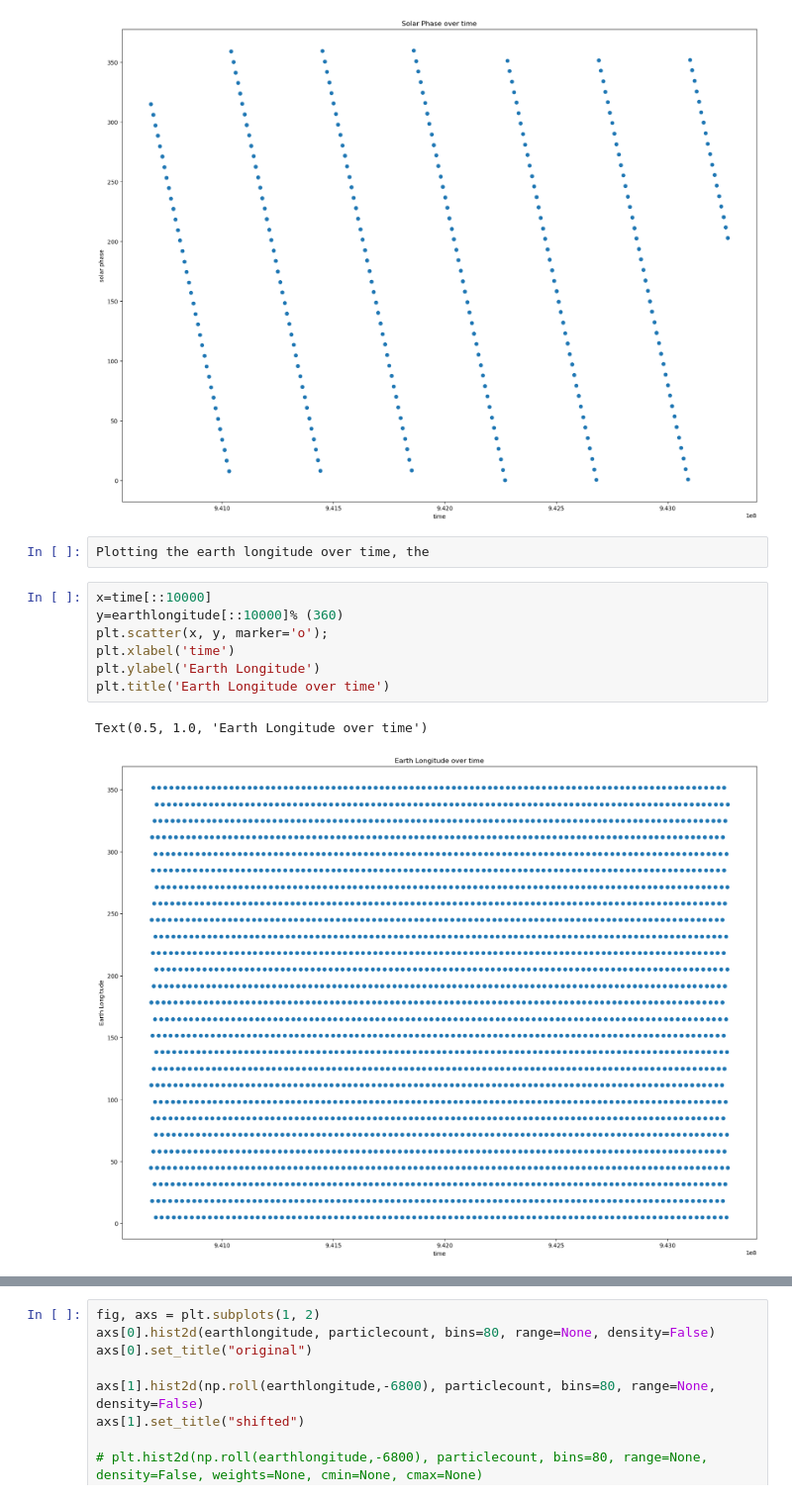
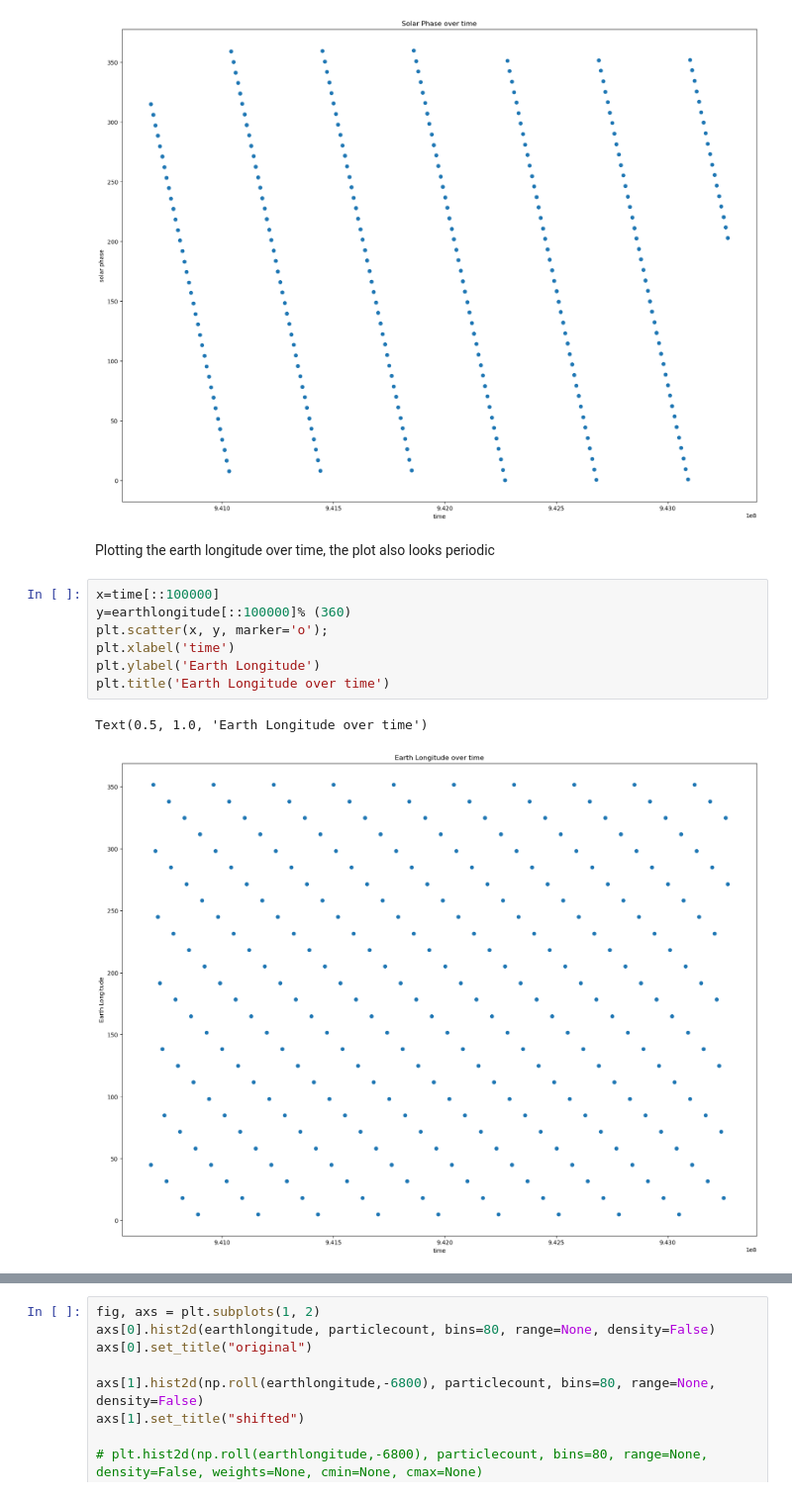
Before and after one commit to Waffelz/PHYS434_UWFall2021, a Jupyter notebook: lab4.ipynb, the cells around one changed output, grey strips where cells are left out. Shown at 99% size. Cells and saved outputs as stored; diff of their text form.

```diff
--- a/lab4.ipynb
+++ b/lab4.ipynb
@@ -45,16 +45,16 @@ plt.title('Solar Phase over time')
 # %% [output]
 Text(0.5, 1.0, 'Solar Phase over time')
 [figure]
-# %%
-Plotting the earth longitude over time, the
+# %% [markdown]
+Plotting the earth longitude over time, the plot also looks periodic
 # %%
-x=time[::10000]
-y=earthlongitude[::10000]% (360)
+x=time[::100000]
+y=earthlongitude[::100000]% (360)
 plt.scatter(x, y, marker='o');
 plt.xlabel('time')
 plt.ylabel('Earth Longitude')
 plt.title('Earth Longitude over time')
 # %% [output]
 Text(0.5, 1.0, 'Earth Longitude over time')
-[figure, old version]
+[figure, new version]
 # %% [markdown]
```
Also changed, not shown: parts of 46 cells of this notebook.
